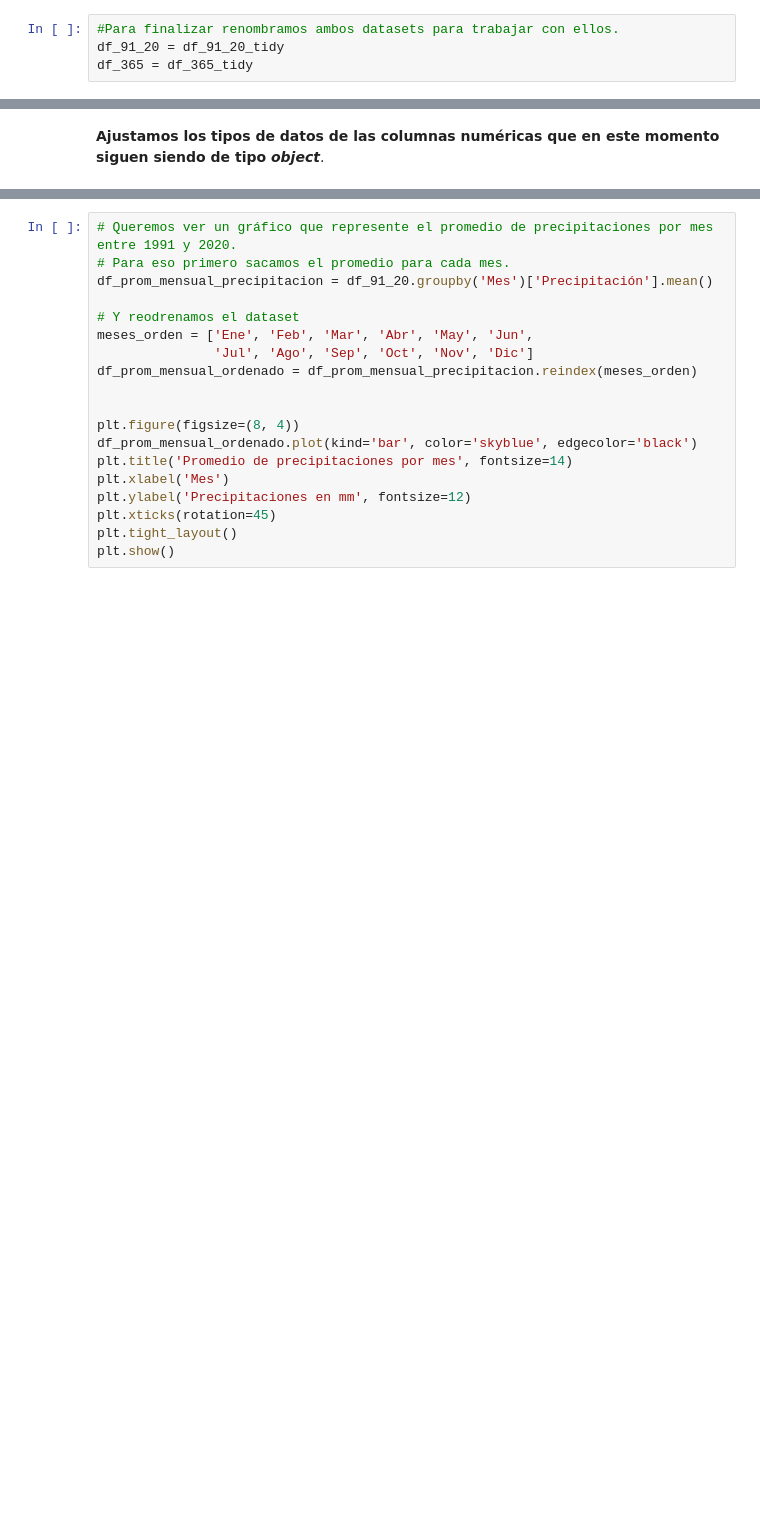
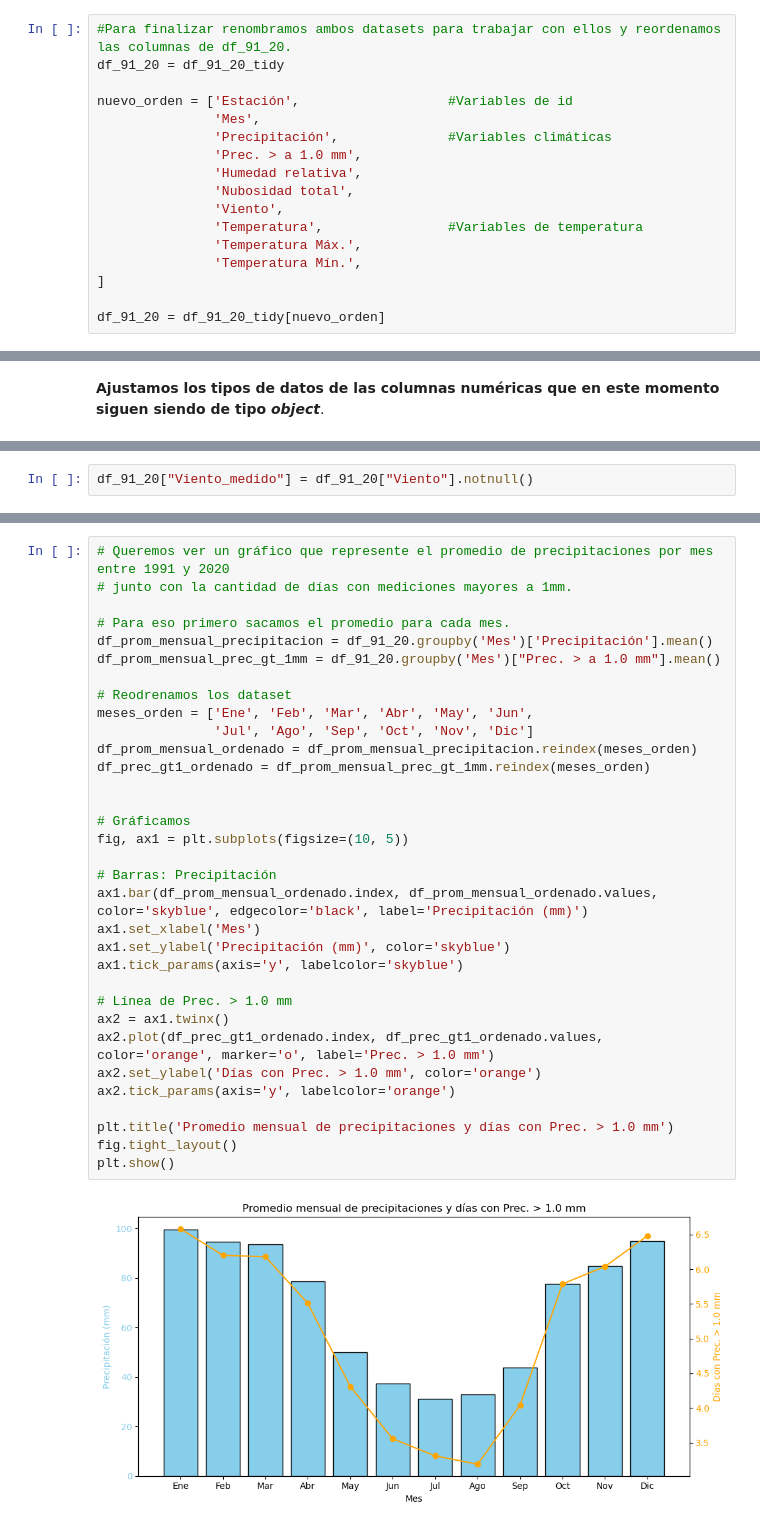
Before and after one commit to Mati279/Analisis-de-Datos---TPs, a Jupyter notebook: TP1/Borrador.ipynb, the cells around one changed output, grey strips where cells are left out. Cells and saved outputs as stored; diff of their text form; blank space fills up the shorter version.

Commit message:
Análisis de la variable viento y exploración general de los datos

```diff
--- a/TP1/Borrador.ipynb
+++ b/TP1/Borrador.ipynb
@@ -131,6 +149,19 @@ Finalmente quedamos con los dos dataset en un formato compatible para la compara
 
 El EDA que realizaremos a continuación, de todas maneras, estará centrado en el dataset 91-20 ya que es mucho más rico en información que el otro, al que sólo usaremos para dicha comparación.
 # %%
-#Para finalizar renombramos ambos datasets para trabajar con ellos.
+#Para finalizar renombramos ambos datasets para trabajar con ellos y reordenamos las columnas de df_91_20.
 df_91_20 = df_91_20_tidy
-df_365 = df_365_tidy
+
+nuevo_orden = ['Estación',                   #Variables de id
+               'Mes',
+               'Precipitación',              #Variables climáticas
+               'Prec. > a 1.0 mm',
+               'Humedad relativa',
+               'Nubosidad total',
+               'Viento',
+               'Temperatura',                #Variables de temperatura
+               'Temperatura Máx.',
+               'Temperatura Mín.',
+]
+
+df_91_20 = df_91_20_tidy[nuevo_orden]
@@ -177,0 +305,2 @@ df_91_20.info()
+# %%
+df_91_20["Viento_medido"] = df_91_20["Viento"].notnull()
@@ -187,19 +323,35 @@ df_91_20[humedad_lluvia_col].describe().round(2)
 # %%
-# Queremos ver un gráfico que represente el promedio de precipitaciones por mes entre 1991 y 2020.
+# Queremos ver un gráfico que represente el promedio de precipitaciones por mes entre 1991 y 2020
+# junto con la cantidad de días con mediciones mayores a 1mm.
+
 # Para eso primero sacamos el promedio para cada mes.
 df_prom_mensual_precipitacion = df_91_20.groupby('Mes')['Precipitación'].mean()
+df_prom_mensual_prec_gt_1mm = df_91_20.groupby('Mes')["Prec. > a 1.0 mm"].mean()
 
-# Y reodrenamos el dataset
+# Reodrenamos los dataset
 meses_orden = ['Ene', 'Feb', 'Mar', 'Abr', 'May', 'Jun',
                'Jul', 'Ago', 'Sep', 'Oct', 'Nov', 'Dic']
 df_prom_mensual_ordenado = df_prom_mensual_precipitacion.reindex(meses_orden)
+df_prec_gt1_ordenado = df_prom_mensual_prec_gt_1mm.reindex(meses_orden)
 
 
-plt.figure(figsize=(8, 4))
-df_prom_mensual_ordenado.plot(kind='bar', color='skyblue', edgecolor='black')
-plt.title('Promedio de precipitaciones por mes', fontsize=14)
-plt.xlabel('Mes')
-plt.ylabel('Precipitaciones en mm', fontsize=12)
-plt.xticks(rotation=45)
-plt.tight_layout()
+# Gráficamos
+fig, ax1 = plt.subplots(figsize=(10, 5))
+
+# Barras: Precipitación
+ax1.bar(df_prom_mensual_ordenado.index, df_prom_mensual_ordenado.values, color='skyblue', edgecolor='black', label='Precipitación (mm)')
+ax1.set_xlabel('Mes')
+ax1.set_ylabel('Precipitación (mm)', color='skyblue')
+ax1.tick_params(axis='y', labelcolor='skyblue')
+
+# Línea de Prec. > 1.0 mm
+ax2 = ax1.twinx()
+ax2.plot(df_prec_gt1_ordenado.index, df_prec_gt1_ordenado.values, color='orange', marker='o', label='Prec. > 1.0 mm')
+ax2.set_ylabel('Días con Prec. > 1.0 mm', color='orange')
+ax2.tick_params(axis='y', labelcolor='orange')
+
+plt.title('Promedio mensual de precipitaciones y días con Prec. > 1.0 mm')
+fig.tight_layout()
 plt.show()
+# %% [output]
+[figure, added]
```
Also changed, not shown: parts of 24 cells of this notebook.
